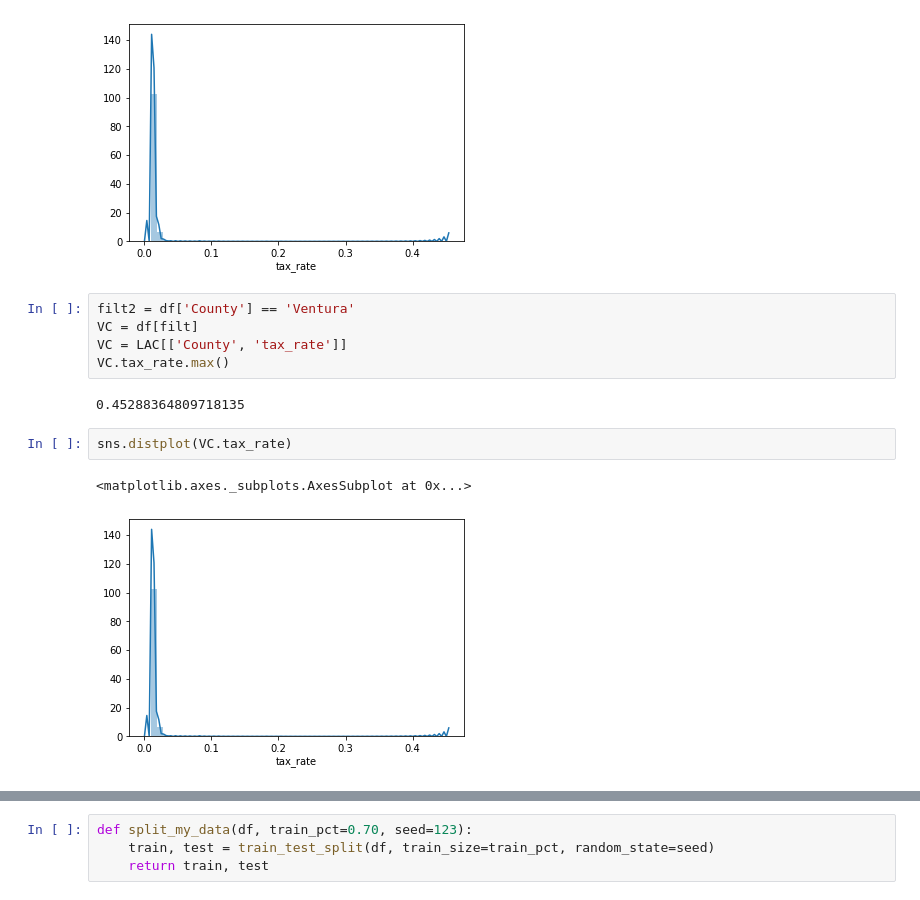
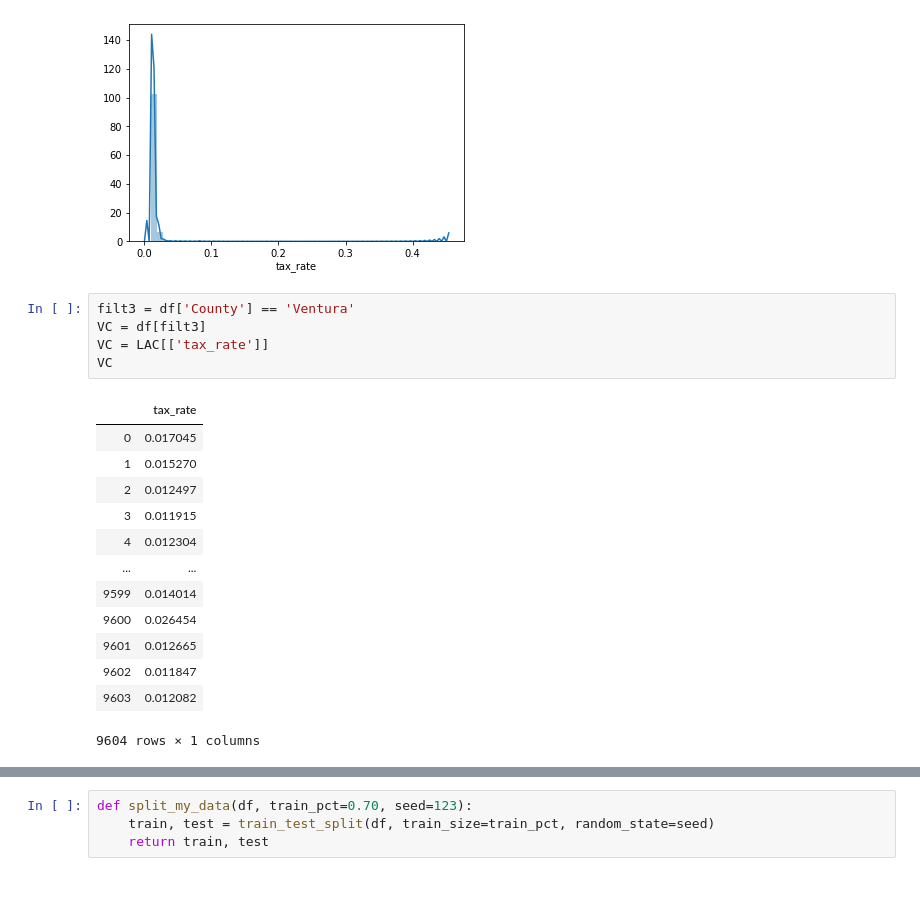
Before and after one commit to JadaShipp/ds-methodologies-exercises, a Jupyter notebook: project/zillow_regression_project.ipynb, the cells around one changed output, grey strips where cells are left out. Cells and saved outputs as stored; diff of their text form.

```diff
--- a/project/zillow_regression_project.ipynb
+++ b/project/zillow_regression_project.ipynb
@@ -254,14 +250,21 @@ sns.distplot(OC.tax_rate)
 <matplotlib.axes._subplots.AxesSubplot at 0x...>
 [figure]
 # %%
-filt2 = df['County'] == 'Ventura'
-VC = df[filt]
-VC = LAC[['County', 'tax_rate']]
-VC.tax_rate.max()
+filt3 = df['County'] == 'Ventura'
+VC = df[filt3]
+VC = LAC[['tax_rate']]
+VC
 # %% [output]
+|  | tax_rate |
+| 0 | 0.017045 |
+| 1 | 0.015270 |
+| 2 | 0.012497 |
+| 3 | 0.011915 |
+| 4 | 0.012304 |
+| ... | ... |
+| 9599 | 0.014014 |
+| 9600 | 0.026454 |
+| 9601 | 0.012665 |
+| 9602 | 0.011847 |
+| 9603 | 0.012082 |
-0.45288364809718135
+9604 rows × 1 columns
-# %%
-sns.distplot(VC.tax_rate)
-# %% [output]
-<matplotlib.axes._subplots.AxesSubplot at 0x...>
-[figure, removed]
```
Also changed, not shown: parts of 4 cells of this notebook.
